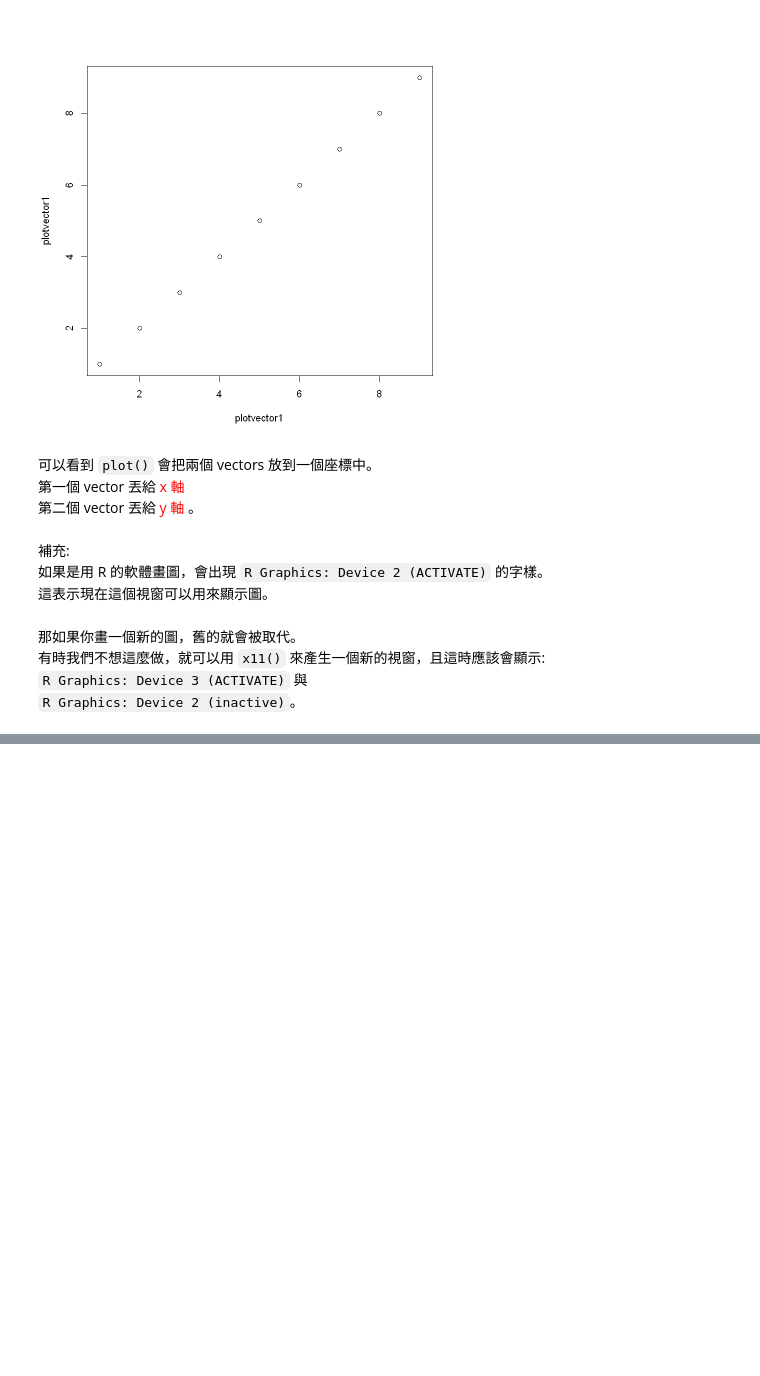
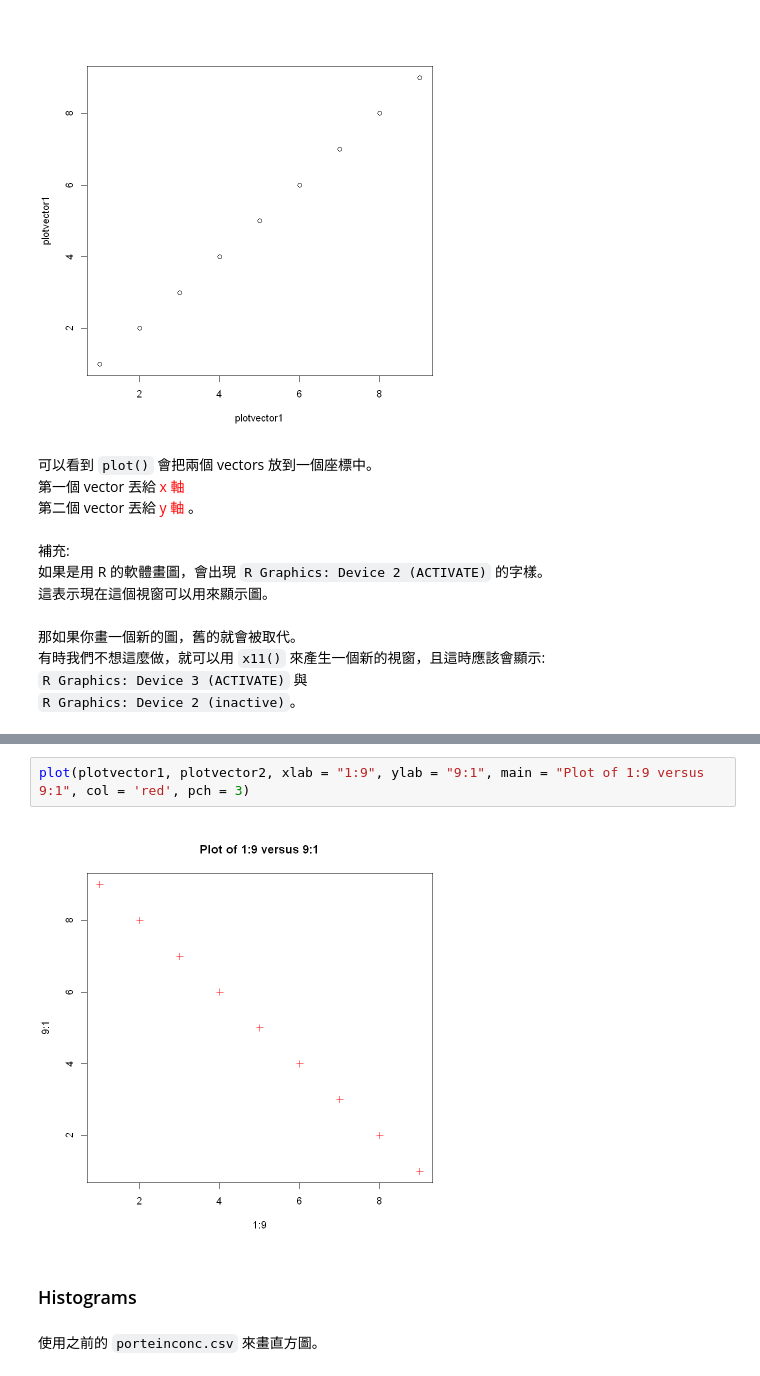
Before and after one commit to LLH07/R_notes, a Jupyter notebook: Plotting data.ipynb, the cells around one changed output, grey strips where cells are left out. Drawn from its saved outputs; the diff is of its cells as text; blank space fills up the shorter version.

````diff
--- a/Plotting data.ipynb
+++ b/Plotting data.ipynb
@@ -23,0 +51,8 @@ plot(plotvector1, plotvector1)
+# %%
+plot(plotvector1, plotvector2, xlab = "1:9", ylab = "9:1", main = "Plot of 1:9 versus 9:1", col = 'red', pch = 3)
+# %% [output]
+[figure, added]
+# %% [markdown]
+### Histograms
+# %% [markdown]
+使用之前的 ```porteinconc.csv``` 來畫直方圖。
````
Also changed, not shown: parts of 27 cells of this notebook, 1 other file.
